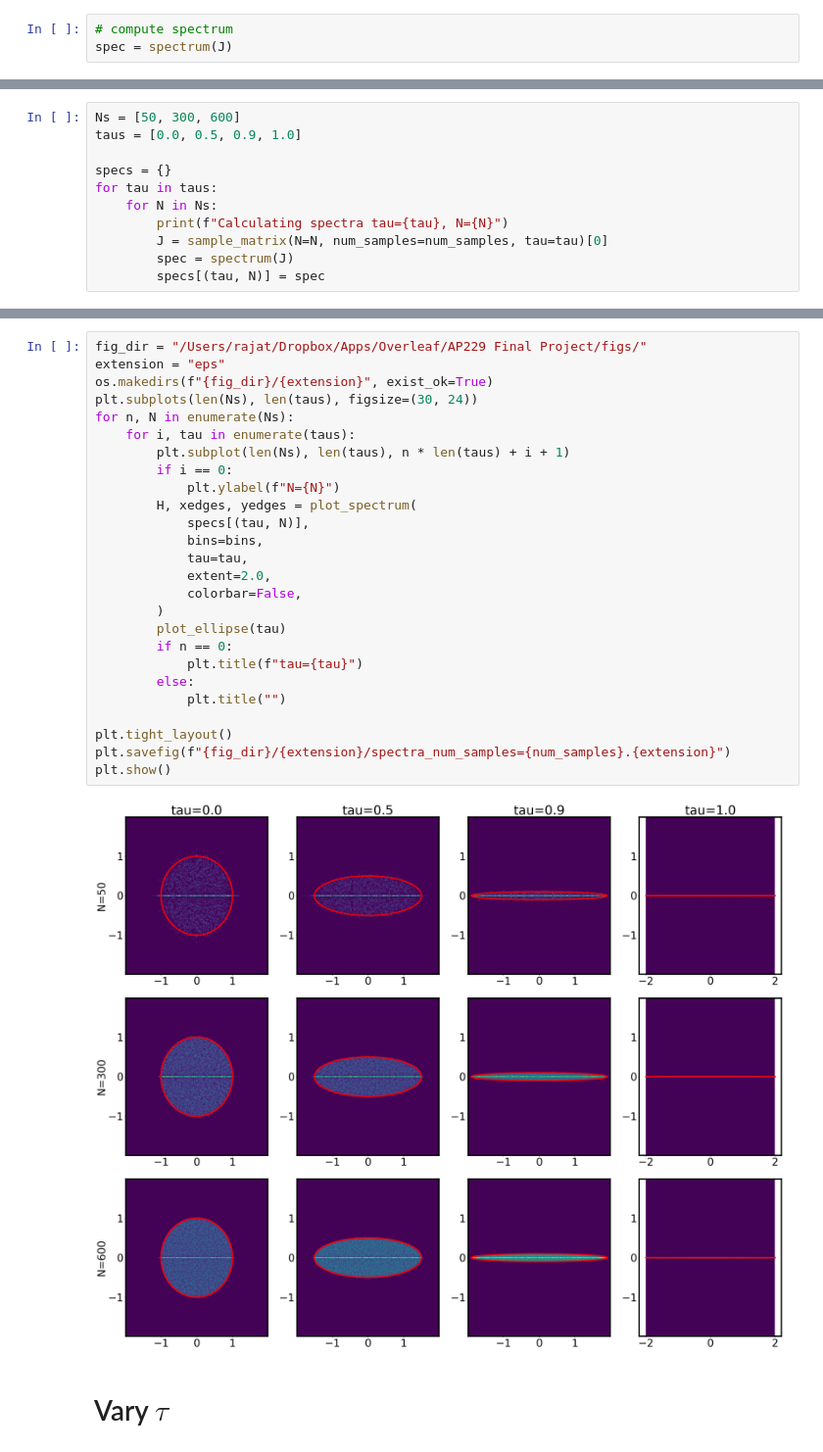
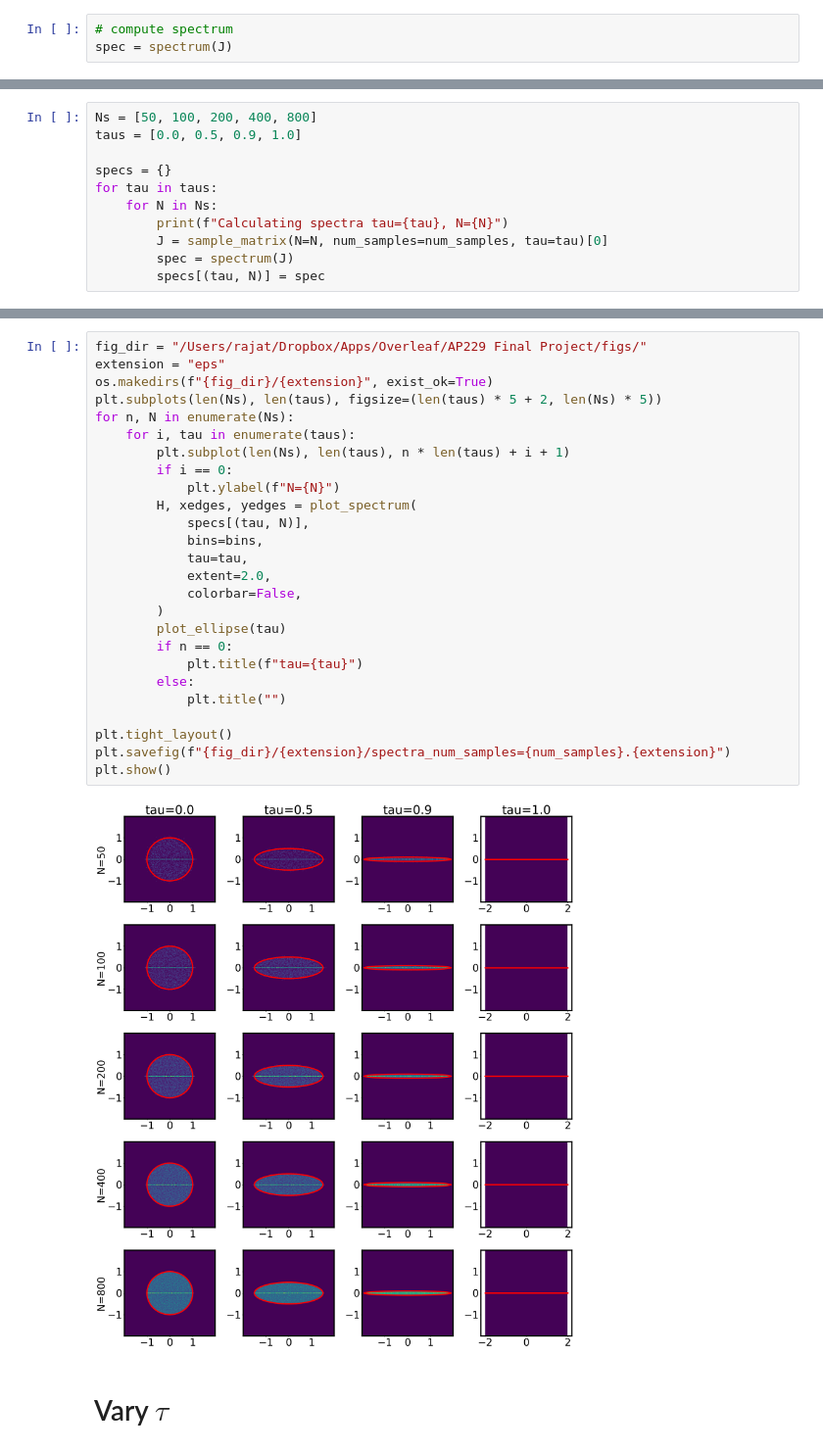
Before and after one commit to rajatvd/wigner-ellipse, a Jupyter notebook: wigner.ipynb, the cells around one changed output, grey strips where cells are left out. Shown at 98% size. Drawn from its saved outputs; the diff is of its cells as text.

```diff
--- a/wigner.ipynb
+++ b/wigner.ipynb
@@ -204,5 +204,5 @@ plt.show()
 # %%
-Ns = [50, 300, 600]
+Ns = [50, 100, 200, 400, 800]
 taus = [0.0, 0.5, 0.9, 1.0]
 
 specs = {}
@@ -233,31 +233,31 @@ mean_diff=1.78e-02, std_diff=1.35e-03, corr_diff=1.35e-03, tol=1.00e+00
 # %%
 fig_dir = "/Users/rajat/Dropbox/Apps/Overleaf/AP229 Final Project/figs/"
 extension = "eps"
 os.makedirs(f"{fig_dir}/{extension}", exist_ok=True)
-plt.subplots(len(Ns), len(taus), figsize=(30, 24))
+plt.subplots(len(Ns), len(taus), figsize=(len(taus) * 5 + 2, len(Ns) * 5))
 for n, N in enumerate(Ns):
     for i, tau in enumerate(taus):
         plt.subplot(len(Ns), len(taus), n * len(taus) + i + 1)
         if i == 0:
             plt.ylabel(f"N={N}")
         H, xedges, yedges = plot_spectrum(
             specs[(tau, N)],
             bins=bins,
             tau=tau,
             extent=2.0,
             colorbar=False,
         )
         plot_ellipse(tau)
         if n == 0:
             plt.title(f"tau={tau}")
         else:
             plt.title("")
 
 plt.tight_layout()
 plt.savefig(f"{fig_dir}/{extension}/spectra_num_samples={num_samples}.{extension}")
 plt.show()
 # %% [output]
-[figure, old version]
+[figure, new version]
 # %% [markdown]
 # Vary $\tau$
 # %%
```
Also changed, not shown: parts of 5 cells of this notebook, 2 other files.
